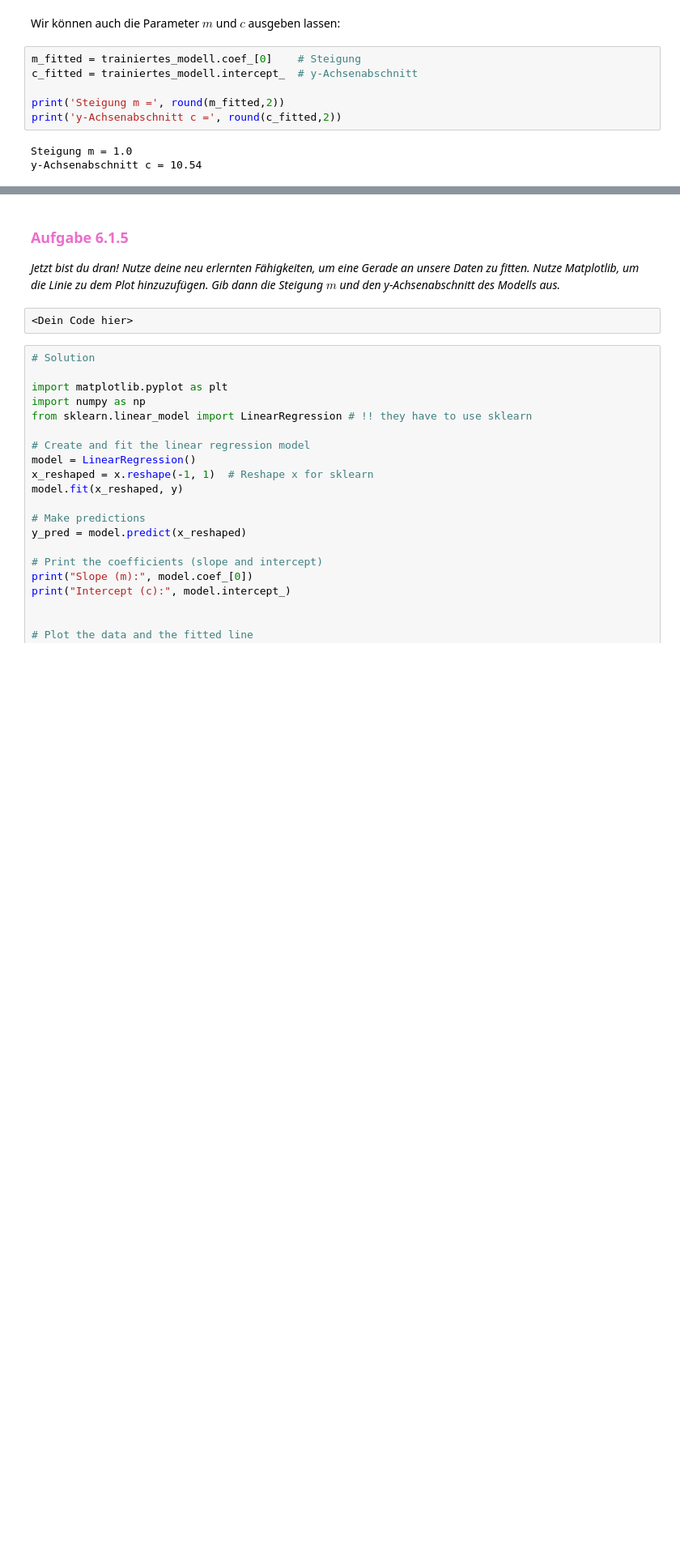
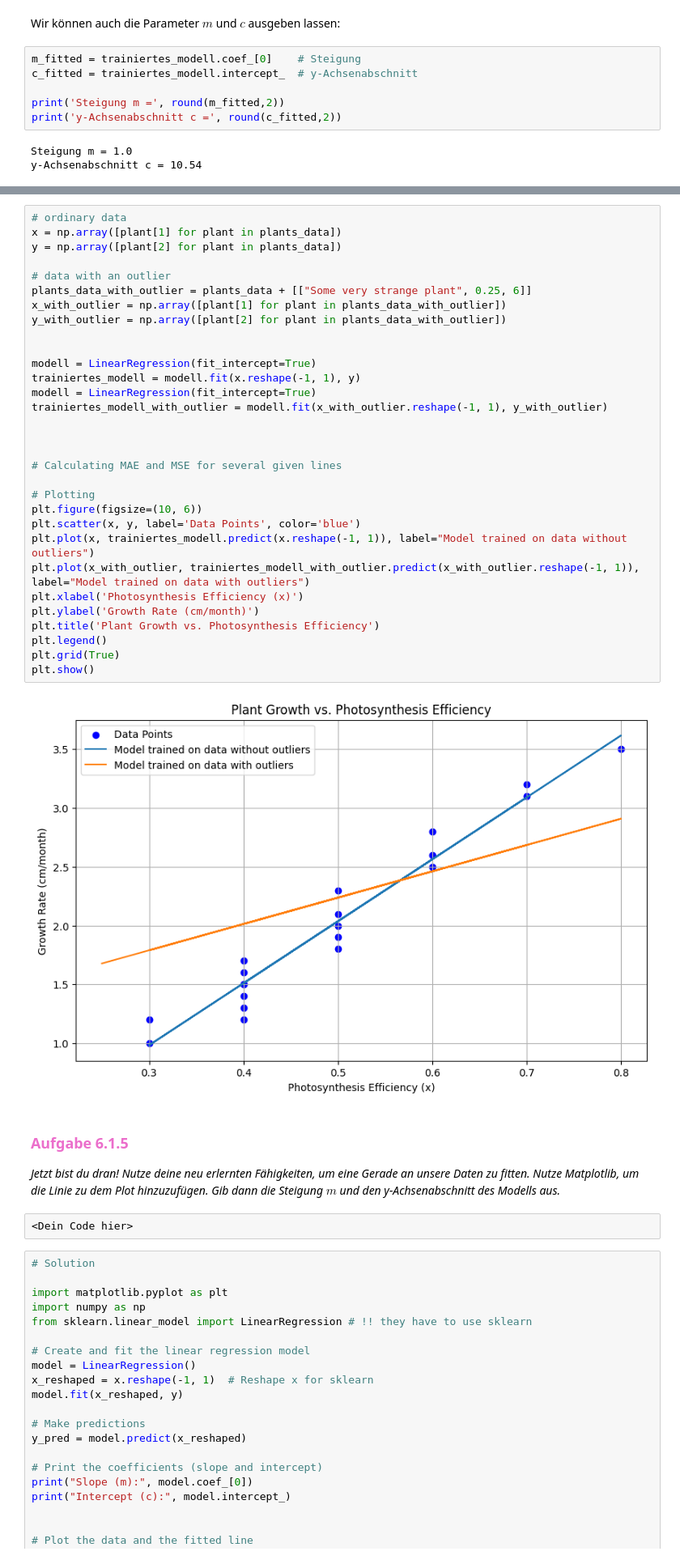
Before and after one commit to starcodecourses/Python-KI, a Jupyter notebook: starcode_Pythonkurs_06_regression_Loesung.ipynb, the cells around one changed output, grey strips where cells are left out. Shown at 81% size. Cells and saved outputs as stored; diff of their text form; blank space fills up the shorter version.

```diff
--- a/starcode_Pythonkurs_06_regression_Loesung.ipynb
+++ b/starcode_Pythonkurs_06_regression_Loesung.ipynb
@@ -309,3 +338,36 @@ y-Achsenabschnitt c = 10.54
+# %%
+# ordinary data
+x = np.array([plant[1] for plant in plants_data])
+y = np.array([plant[2] for plant in plants_data])
+
+# data with an outlier
+plants_data_with_outlier = plants_data + [["Some very strange plant", 0.25, 6]]
+x_with_outlier = np.array([plant[1] for plant in plants_data_with_outlier])
+y_with_outlier = np.array([plant[2] for plant in plants_data_with_outlier])
+
+
+modell = LinearRegression(fit_intercept=True)
+trainiertes_modell = modell.fit(x.reshape(-1, 1), y)
+modell = LinearRegression(fit_intercept=True)
+trainiertes_modell_with_outlier = modell.fit(x_with_outlier.reshape(-1, 1), y_with_outlier)
+
+
+
+# Calculating MAE and MSE for several given lines
+
+# Plotting
+plt.figure(figsize=(10, 6))
+plt.scatter(x, y, label='Data Points', color='blue')
+plt.plot(x, trainiertes_modell.predict(x.reshape(-1, 1)), label="Model trained on data without outliers")
+plt.plot(x_with_outlier, trainiertes_modell_with_outlier.predict(x_with_outlier.reshape(-1, 1)), label="Model trained on data with outliers")
+plt.xlabel('Photosynthesis Efficiency (x)')
+plt.ylabel('Growth Rate (cm/month)')
+plt.title('Plant Growth vs. Photosynthesis Efficiency')
+plt.legend()
+plt.grid(True)
+plt.show()
+# %% [output]
+[figure, added]
 # %% [markdown]
 ### <span style="color: #EB6ECB;">Aufgabe 6.1.5</span>
  *Jetzt bist du dran! Nutze deine neu erlernten Fähigkeiten, um eine Gerade an unsere Daten zu fitten. Nutze Matplotlib, um die Linie zu dem Plot hinzuzufügen. Gib dann die Steigung $m$ und den y-Achsenabschnitt des Modells aus.*
```
Also changed, not shown: parts of 18 cells of this notebook.
